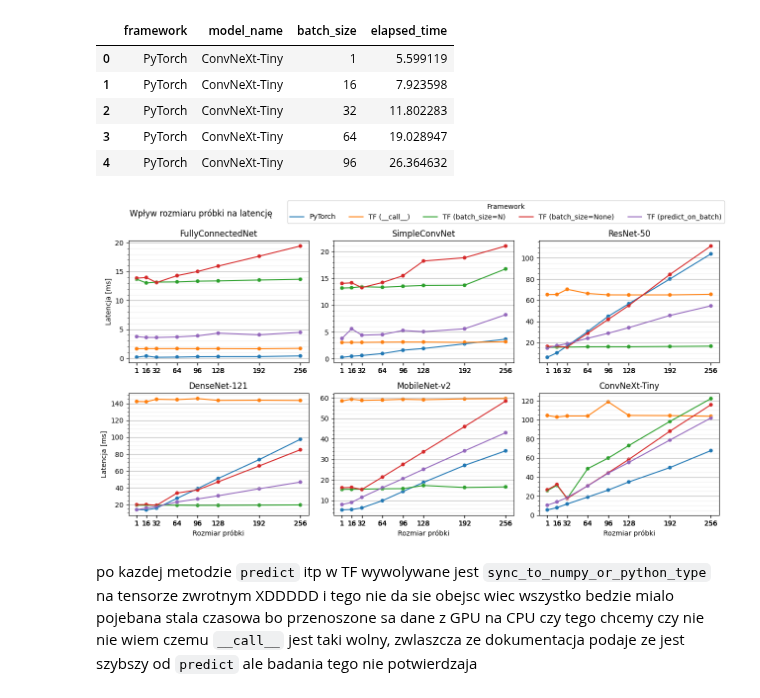
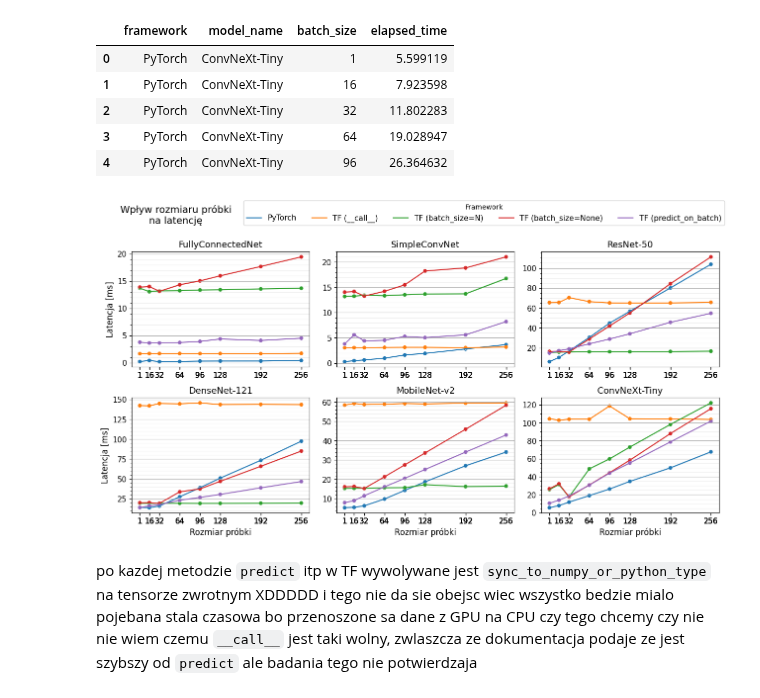
Before and after one commit to mihawb/dnn-lang-comparison, a Jupyter notebook: analysis/batch-size-comp.ipynb, the cells around one changed output. Saved outputs shown, nothing was run; the diff lists cells and outputs as text; code cells hidden in the pictures.

```diff
--- a/analysis/batch-size-comp.ipynb
+++ b/analysis/batch-size-comp.ipynb
@@ -25,26 +27,26 @@ results.head()
 # %%
 n_models = len(results.model_name.unique())
 fig, axes = plt.subplots(2, n_models // 2, figsize=(12.8, 7))
-fig.suptitle("Wpływ rozmiaru próbki na latencję", x=0.17, y=0.97)
+fig.suptitle("Wpływ rozmiaru próbki\nna latencję", x=0.13, y=0.98)
 
 for i, (ax, model_name) in enumerate(zip(axes.flatten(), MODEL_ORDER[:-2])):
 	model_results = results[results.model_name == model_name]
 	sns.lineplot(data=model_results, x="batch_size", y="elapsed_time", hue="framework", ax=ax)
 	sns.scatterplot(data=model_results, x="batch_size", y="elapsed_time", hue="framework", ax=ax, legend=False)
 	set_vertical_grid(ax)
 	ax.set_title(model_name)
 	ax.set_xticks(model_results.batch_size)
 	ax.set_xlabel("Rozmiar próbki" if i >= 3 else "")
 	ax.set_ylabel("Latencja [ms]" if i % 3 == 0 else "")
 	ax.legend(title="Framework i metoda").set_visible(False)
 
 legend_handles, legend_labels = ax.get_legend_handles_labels()
 fig.legend(legend_handles, legend_labels, loc='upper right', title="Framework", ncol=5)
 fig.tight_layout(rect=[0, 0, 1, 0.98])
 
 fig.savefig("../paper/plots/5.1-3.png")
 # %% [output]
-[figure, old version]
+[figure, new version]
 # %% [markdown]
 po kazdej metodzie `predict` itp w TF wywolywane jest `sync_to_numpy_or_python_type` na tensorze zwrotnym XDDDDD i tego nie da sie obejsc wiec wszystko bedzie mialo pojebana stala czasowa bo przenoszone sa dane z GPU na CPU czy tego chcemy czy nie
 nie wiem czemu `__call__` jest taki wolny, zwlaszcza ze dokumentacja podaje ze jest szybszy od `predict` ale badania tego nie potwierdzaja
```
Also changed, not shown: parts of 2 cells of this notebook, 4 other files.
